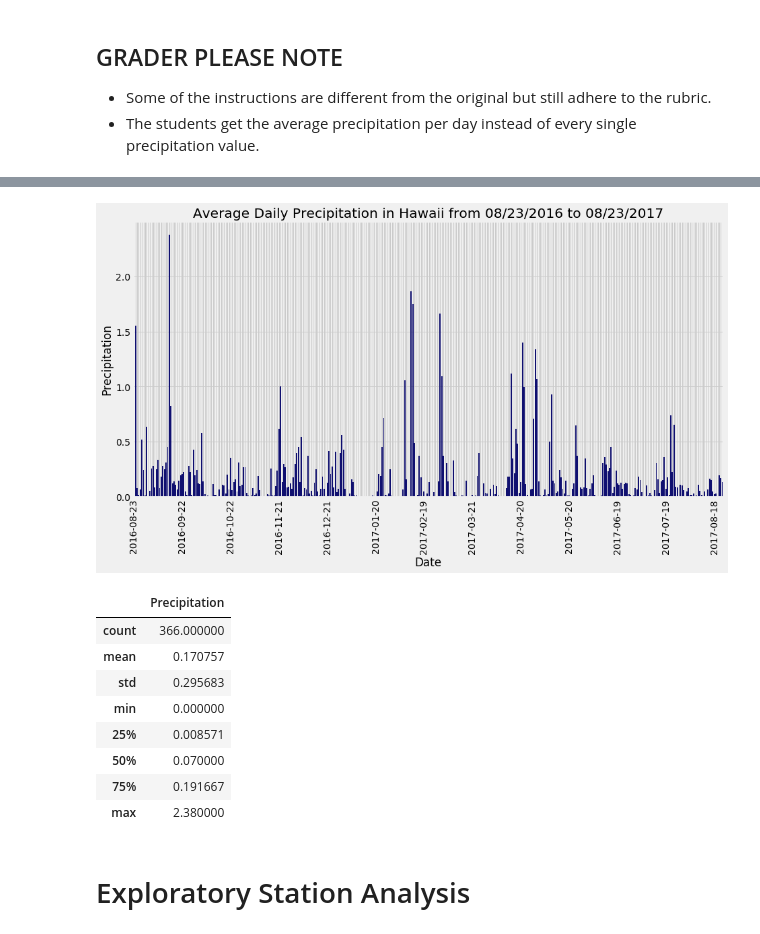
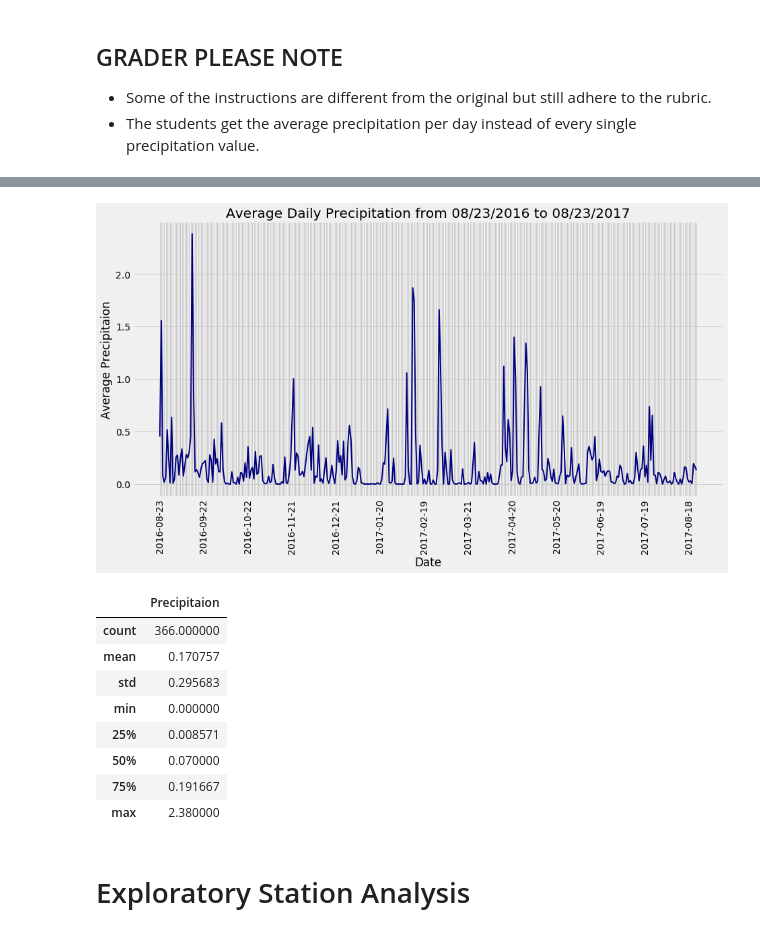
Before and after one commit to bay0624/sqlalchemy-challenge, a Jupyter notebook: climate.ipynb, the cells around one changed output, grey strips where cells are left out. Saved outputs shown, nothing was run; the diff lists cells and outputs as text; code cells hidden in the pictures.

```diff
--- a/climate.ipynb
+++ b/climate.ipynb
@@ -84,4 +69,9 @@ prcp_avg = engine.execute("SELECT date, prcp FROM measurement WHERE date >= '201
+# %%
+prcp_daily_avg = session.query(Measurement.date, func.avg(Measurement.prcp)).\
+                    group_by(Measurement.date).\
+                    filter(Measurement.date >= "2016-08-23")
+# prcp_daily_avg
 # %%
 # Convert your results into a pandas DataFrame with date as index.
-df_prcp = pd.DataFrame(prcp_avg)
-df_prcp1 = df_prcp.rename(columns={0:"Date", 1:"Precipitation"})
+prcp_daily = pd.read_sql(prcp_daily_avg.statement, prcp_daily_avg.session.bind)
+prcp_daily.head()
@@ -106,0 +85,5 @@ grouped_df_prcp1
+# %%
+# Renaming column and setting date as the index
+prcp_daily_avg_df = prcp_daily.rename(columns={"date": "Date",
+                                               "avg_1": "Precipitaion"})
+prcp_daily_avg_df.set_index("Date")
@@ -107,24 +105,34 @@ grouped_df_prcp1
+# %%
+# Resetting df index so that Date appears as the xticks
+prcp_daily_avg_df1 = prcp_daily_avg_df.reset_index()
 # %%
-# Use Pandas Plotting with Matplotlib to plot the data
+# Use Pandas Plotting with Matplotlib to plot the data (Experimenting with Seaborn)
 import seaborn as sns
+
 plt.figure(figsize=(14,7))
-plot = sns.barplot(x=grouped_df_prcp1.index, y=grouped_df_prcp1.Precipitation, color="navy")
+
+plot = sns.lineplot(x=prcp_daily_avg_df1.Date,
+                    y=prcp_daily_avg_df.Precipitaion,
+                    color="navy", linewidth=2)
+
 for i, j in enumerate(plot.get_xticklabels()):
     if i % 30 == 0:
         j.set_visible(True)
     else:
         j.set_visible(False)
+
 plt.xticks(rotation=90)
+plt.ylabel("Average Precipitaion")
 plt.grid(True)
-plt.title("Average Daily Precipitation in Hawaii from 08/23/2016 to 08/23/2017")
+plt.title("Average Daily Precipitation from 08/23/2016 to 08/23/2017")
 plt.show()
 # %% [output]
-[figure, old version]
+[figure, new version]
 # %%
 # Use Pandas to calculate the summary statistics for the precipitation data
-grouped_df_prcp1.describe()
+prcp_daily_avg_df.describe()
 # %% [output]
-|  | Precipitation |
+|  | Precipitaion |
 | count | 366.000000 |
 | mean | 0.170757 |
 | std | 0.295683 |
```
Also changed, not shown: parts of 18 cells of this notebook.
